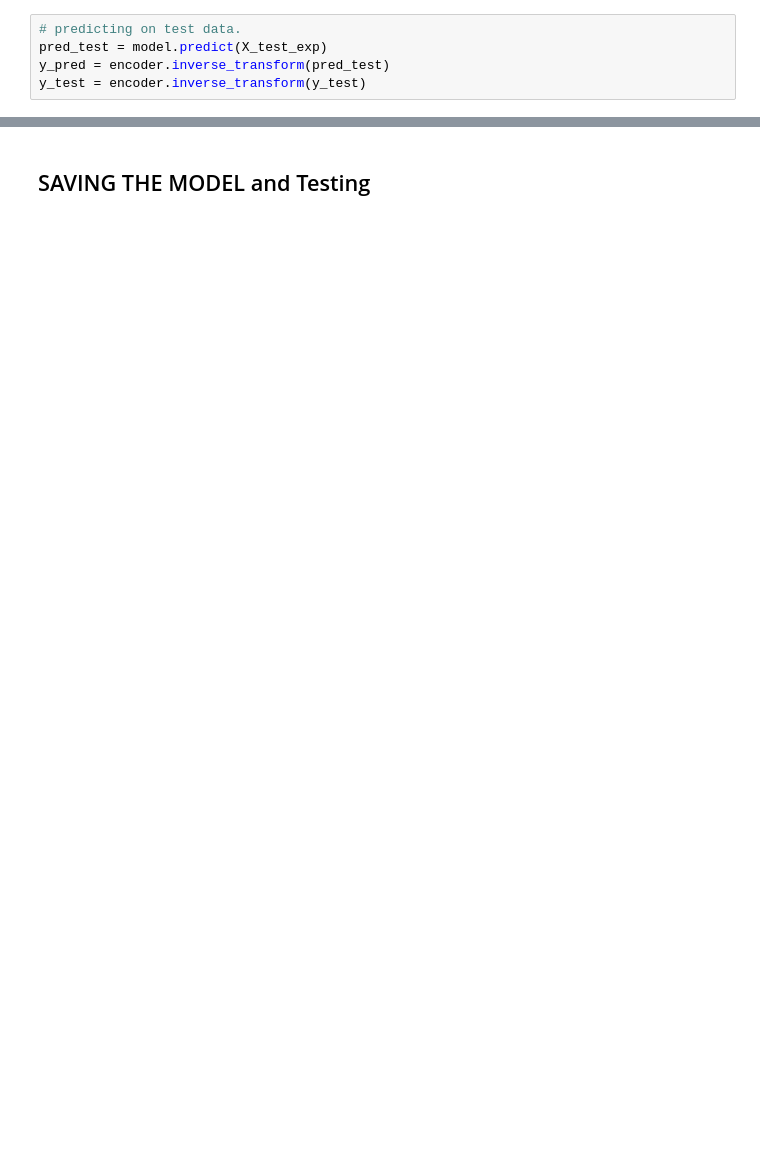
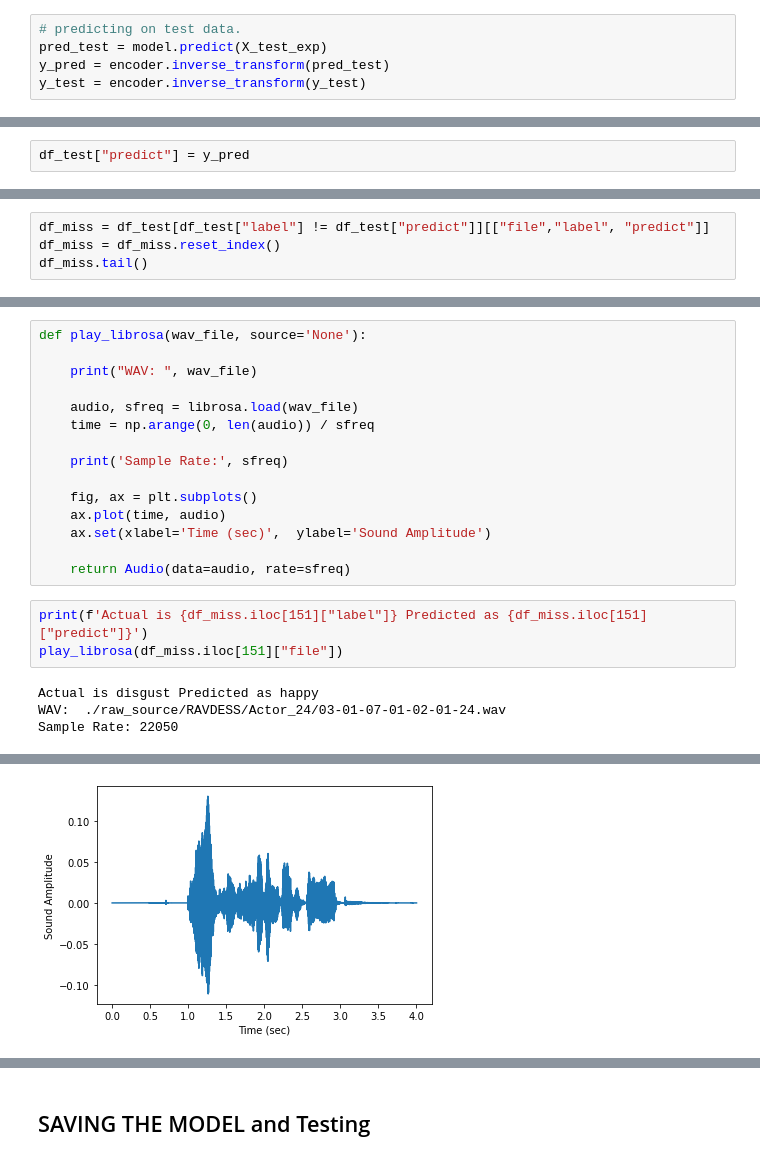
Before and after one commit to rebellon-carina/Capstone---Speech-Emotion-Recognition, a Jupyter notebook: 03-A SER_DeepLearning-v2.ipynb, the cells around one changed output, grey strips where cells are left out. Drawn from its saved outputs; the diff is of its cells as text; blank space fills up the shorter version.

Commit message:
refine codes and add predictions

```diff
--- a/03-A SER_DeepLearning-v2.ipynb
+++ b/03-A SER_DeepLearning-v2.ipynb
@@ -254,0 +274,2 @@ weighted avg       0.87      0.86      0.86      1132
+# %%
+df_test["predict"] = y_pred
@@ -254,0 +280,4 @@ weighted avg       0.87      0.86      0.86      1132
+# %%
+df_miss = df_test[df_test["label"] != df_test["predict"]][["file","label", "predict"]]
+df_miss = df_miss.reset_index()
+df_miss.tail()
@@ -254,0 +291,22 @@ weighted avg       0.87      0.86      0.86      1132
+# %%
+def play_librosa(wav_file, source='None'):
+
+    print("WAV: ", wav_file)
+
+    audio, sfreq = librosa.load(wav_file)
+    time = np.arange(0, len(audio)) / sfreq
+
+    print('Sample Rate:', sfreq)
+
+    fig, ax = plt.subplots()
+    ax.plot(time, audio)
+    ax.set(xlabel='Time (sec)',  ylabel='Sound Amplitude')
+
+    return Audio(data=audio, rate=sfreq)
+# %%
+print(f'Actual is {df_miss.iloc[151]["label"]} Predicted as {df_miss.iloc[151]["predict"]}')
+play_librosa(df_miss.iloc[151]["file"])
+# %% [output]
+Actual is disgust Predicted as happy
+WAV:  ./raw_source/RAVDESS/Actor_24/03-01-07-01-02-01-24.wav
+Sample Rate: 22050
@@ -254,0 +314 @@ weighted avg       0.87      0.86      0.86      1132
+[figure, added]
```
Also changed, not shown: parts of 30 cells of this notebook, 16 other files.
